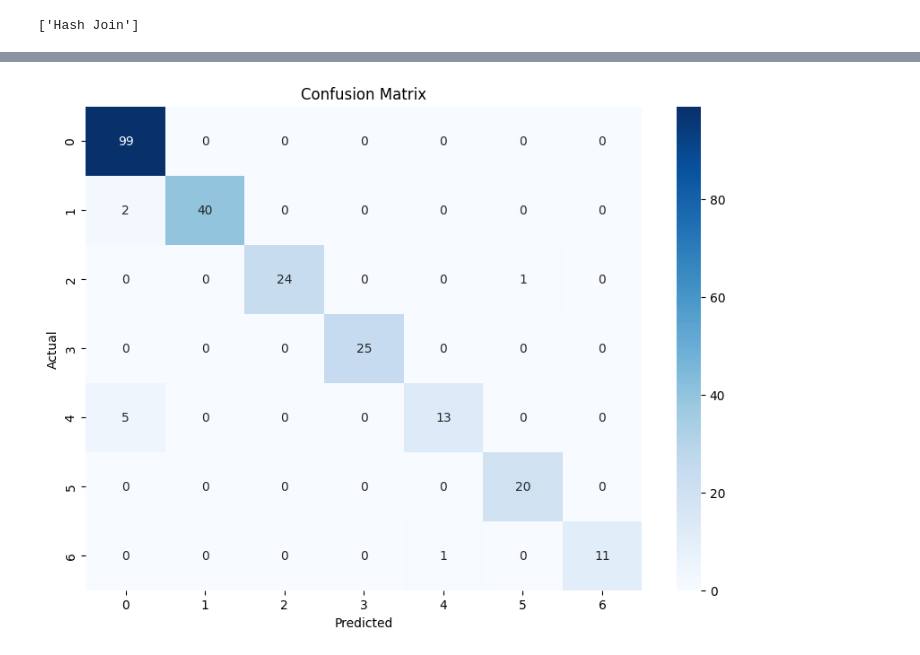
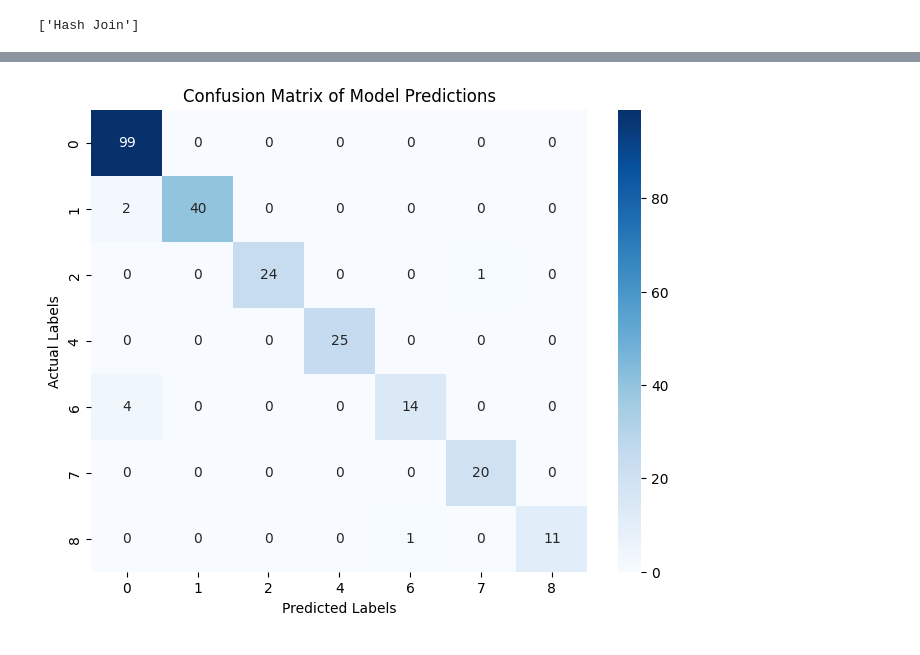
Before and after one commit to jalal-gilgiti/SLSteering, a Jupyter notebook: Training V1.ipynb, the cells around one changed output, grey strips where cells are left out. Drawn from its saved outputs; the diff is of its cells as text; code cells hidden in the pictures.

```diff
--- a/Training V1.ipynb
+++ b/Training V1.ipynb
@@ -585,3 +597,7 @@ if isinstance(y_test, pd.Series):
     y_test = y_test.to_numpy(dtype=int)
 else:
     y_test = np.array(y_test, dtype=int)
+# %%
+from imblearn.over_sampling import SMOTE
+smote = SMOTE()
+X_train, y_train = smote.fit_resample(X_train, y_train)
@@ -798,17 +853,17 @@ Predicted knob setting: Bitmap Heap Scan
 # %%
 import seaborn as sns
+import matplotlib.pyplot as plt
 from sklearn.metrics import confusion_matrix
-import matplotlib.pyplot as plt
 
-# Get confusion matrix
-cm = confusion_matrix(y_test_tensor.numpy(), predicted.numpy(), labels=range(len(set(y_train))))
+# Generate Confusion Matrix
+cm = confusion_matrix(y_test, y_pred)
 
-# Visualize the confusion matrix
-plt.figure(figsize=(10, 7))
-sns.heatmap(cm, annot=True, fmt="d", cmap="Blues", xticklabels=range(len(set(y_train))), yticklabels=range(len(set(y_train))))
-plt.xlabel('Predicted')
-plt.ylabel('Actual')
-plt.title('Confusion Matrix')
+# Plot Confusion Matrix
+plt.figure(figsize=(8, 6))
+sns.heatmap(cm, annot=True, fmt="d", cmap="Blues", xticklabels=sorted(set(y_test)), yticklabels=sorted(set(y_pred)))
+plt.xlabel("Predicted Labels")
+plt.ylabel("Actual Labels")
+plt.title("Confusion Matrix of Model Predictions")
 plt.show()
 # %% [output]
-[figure, old version]
+[figure, new version]
```
Also changed, not shown: parts of 21 cells of this notebook.
